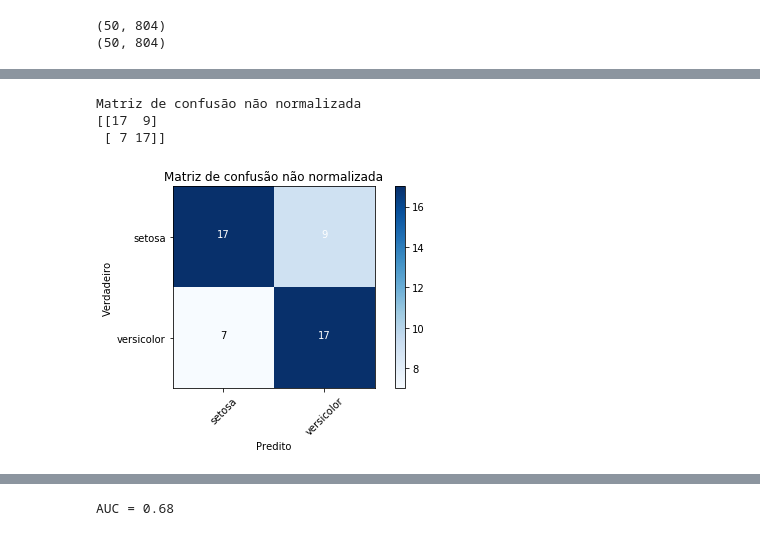
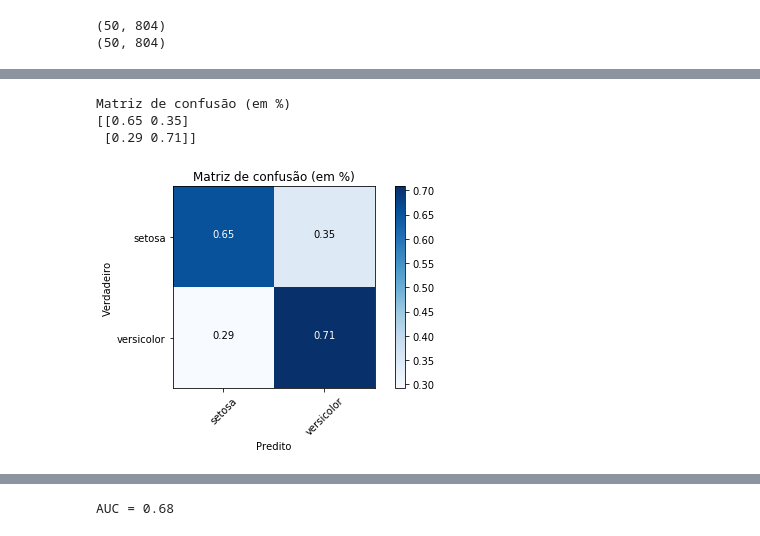
Before and after one commit to cpadilha/INF-0616-Exemplos, a Jupyter notebook: exemplo-iris.ipynb, the cells around one changed output, grey strips where cells are left out. Saved outputs shown, nothing was run; the diff lists cells and outputs as text; code cells hidden in the pictures.

```diff
--- a/exemplo-iris.ipynb
+++ b/exemplo-iris.ipynb
@@ -153,10 +153,8 @@ def plot_confusion_matrix(cm, classes,
                           cmap=plt.cm.Blues):
     if normalize:
         cm = cm.astype('float') / cm.sum(axis=1)[:, np.newaxis]
-        print('Matriz de confusão normalizada')
-    else:
-        print('Matriz de confusão não normalizada')
 
+    print(title)
     print(cm)
 
     plt.imshow(cm, interpolation='nearest', cmap=cmap)
@@ -183,10 +191,10 @@ np.set_printoptions(precision=2)
 # %%
-# Gráfico matriz de confusão não normalizada
+title = 'Matriz de confusão (em %)'
+
 plt.figure()
-plot_confusion_matrix(cnf_matrix, classes=class_names,
-                      title='Matriz de confusão não normalizada')
+plot_confusion_matrix(cnf_matrix, classes=class_names, title=title, normalize=True)
 # %% [output]
-Matriz de confusão não normalizada
-[[17  9]
- [ 7 17]]
+Matriz de confusão (em %)
+[[0.65 0.35]
+ [0.29 0.71]]
-[figure, old version]
+[figure, new version]
```
Also changed, not shown: parts of 4 cells of this notebook.
